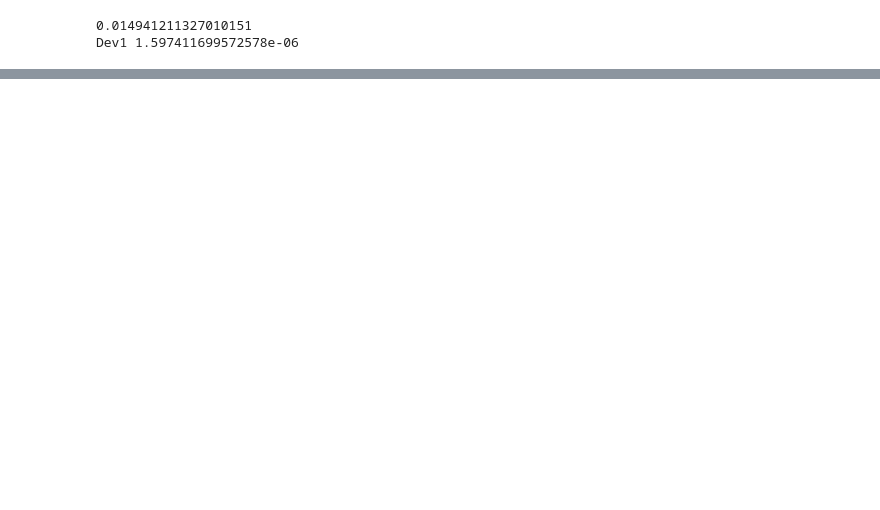
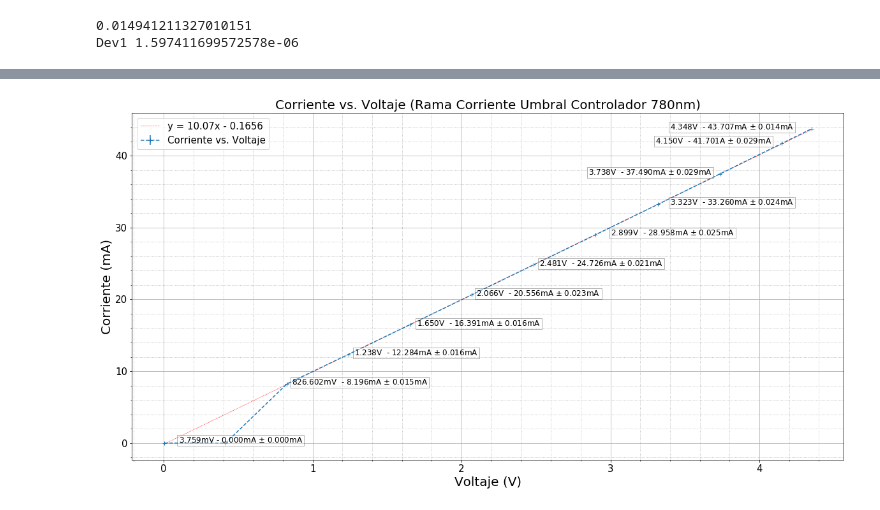
Before and after one commit to Magnus512/Jupyter, a Jupyter notebook: Corrientes660.ipynb, the cells around one changed output, grey strips where cells are left out. Drawn from its saved outputs; the diff is of its cells as text; code cells hidden in the pictures; blank space fills up the shorter version.

```diff
--- a/Corrientes660.ipynb
+++ b/Corrientes660.ipynb
@@ -235,0 +339,12 @@ plt.show()
+# %%
+#arreglos
+voltajes2 = np.array([voltajemed14, voltajemed15, voltajemed16, voltajemed17, voltajemed18, voltajemed19, voltajemed20, voltajemed21, voltajemed22, voltajemed23, voltajemed24, voltajemed25])
+corrientes2 = np.array([corrientemed14, corrientemed15, corrientemed16, corrientemed17, corrientemed18, corrientemed19, corrientemed20, corrientemed21, corrientemed22, corrientemed23, corrientemed24, corrientemed25])
+desvcorrientes2 = np.array([desvcorr14, desvcorr15, desvcorr16, desvcorr17, desvcorr18, desvcorr19, desvcorr20, desvcorr21, desvcorr22, desvcorr23, desvcorr24, desvcorr25])
+desvoltajes2 = np.array([desvoltaje14, desvoltaje15, desvoltaje16, desvoltaje17, desvoltaje18, desvoltaje19, desvoltaje20, desvoltaje21, desvoltaje22, desvoltaje23, desvoltaje24, desvoltaje25])
+
+np.set_printoptions(suppress=True)
+print('Voltajes: ', voltajes2)
+print('Corrientes: ', corrientes2)
+print('Desv Corrientes: ', desvcorrientes2)
+print('Desv Voltajes: ', desvoltajes2)
@@ -235,0 +364,42 @@ plt.show()
+# %%
+xvals = voltajes
+def ajuste(xvals):
+    "Curva de ajuste con la forma y = mx+b"
+    yvals = (10.07*xvals) + (-0.1656)
+    return yvals
+
+yvals = ajuste(xvals)
+# %%
+plt.figure(figsize=(20,10))
+#Ploteo de datos
+plt.errorbar(voltajes2, corrientes2, yerr=desvcorrientes2, label="Corriente vs. Voltaje",linestyle='dashed', marker = "+")
+plt.plot(xvals,yvals, label="y = 10.07x - 0.1656", color='red',linestyle='dashed',linewidth=.5)
+#Configuracion
+plt.minorticks_on()
+plt.grid(which='major',linestyle='-')
+plt.grid(which='minor',linestyle=':')
+plt.xlabel('Voltaje (V)', fontsize=20)
+plt.ylabel('Corriente (mA)', fontsize=20)
+plt.tick_params(axis='both', labelsize=15)
+
+plt.title('Corriente vs. Voltaje (Rama Corriente Umbral Controlador 780nm)', fontsize=20)
+# Leyendas
+plt.legend(loc='upper left',prop={'size': 15})
+#Texto
+plt.text(0.1,0.044,'3.759mV - 0.000mA $\pm$ 0.000mA', fontsize=12,bbox={'facecolor': 'white', 'alpha': 0.3, 'pad': 2})
+#plt.text(0.43,6.39,'416.422mV  - 6.396mA $\pm$ 0.001mA', fontsize=12,bbox={'facecolor': 'white', 'alpha': 0.3, 'pad': 2})
+plt.text(0.86,8.1,'826.602mV  - 8.196mA $\pm$ 0.015mA', fontsize=12,bbox={'facecolor': 'white', 'alpha': 0.3, 'pad': 2})
+plt.text(1.28,12.2,'1.238V  - 12.284mA $\pm$ 0.016mA', fontsize=12,bbox={'facecolor': 'white', 'alpha': 0.3, 'pad': 2})
+plt.text(1.7,16.3,'1.650V  - 16.391mA $\pm$ 0.016mA', fontsize=12,bbox={'facecolor': 'white', 'alpha': 0.3, 'pad': 2})
+plt.text(2.1,20.5,'2.066V  - 20.556mA $\pm$ 0.023mA', fontsize=12,bbox={'facecolor': 'white', 'alpha': 0.3, 'pad': 2})
+plt.text(2.52,24.7,'2.481V  - 24.726mA $\pm$ 0.021mA', fontsize=12,bbox={'facecolor': 'white', 'alpha': 0.3, 'pad': 2})
+plt.text(3,28.9,'2.899V  - 28.958mA $\pm$ 0.025mA', fontsize=12,bbox={'facecolor': 'white', 'alpha': 0.3, 'pad': 2})
+plt.text(3.4,33.2,'3.323V  - 33.260mA $\pm$ 0.024mA', fontsize=12,bbox={'facecolor': 'white', 'alpha': 0.3, 'pad': 2})
+plt.text(2.85,37.4,'3.738V  - 37.490mA $\pm$ 0.029mA', fontsize=12,bbox={'facecolor': 'white', 'alpha': 0.3, 'pad': 2})
+plt.text(3.3,41.7,'4.150V  - 41.701A $\pm$ 0.029mA', fontsize=12,bbox={'facecolor': 'white', 'alpha': 0.3, 'pad': 2})
+plt.text(3.4,43.7,'4.348V  - 43.707mA $\pm$ 0.014mA', fontsize=12,bbox={'facecolor': 'white', 'alpha': 0.3, 'pad': 2})
+plt.savefig('Graphs/Controlador660-2.jpg')
+plt.savefig('Graphs/Controlador660-2.png')
+plt.show()
+# %% [output]
+[figure, added]
```
Also changed, not shown: parts of 32 cells of this notebook, 33 other files.
